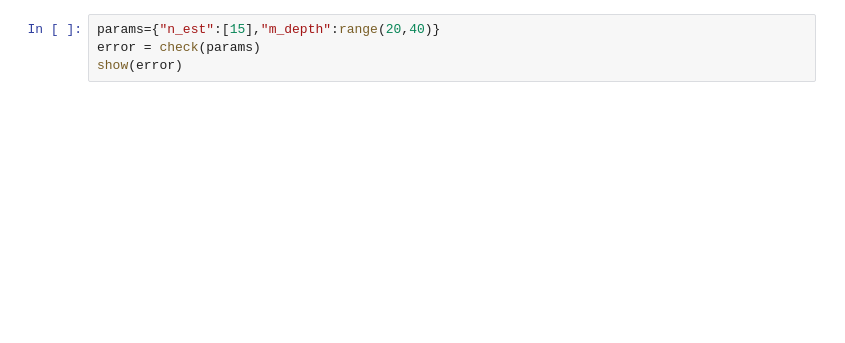
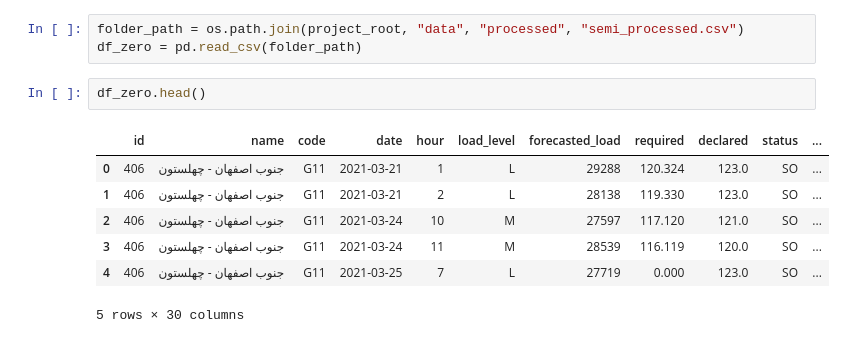
Before and after one commit to SHSMJ200/Bargh_ML, a Jupyter notebook: src/models/jupyter_files/souri_az/souri_test copy 2.ipynb, the cells around one changed output. Saved outputs shown, nothing was run; the diff lists cells and outputs as text; blank space fills up the shorter version.

Commit message:
change filter data

```diff
--- a/src/models/jupyter_files/souri_az/souri_test copy 2.ipynb
+++ b/src/models/jupyter_files/souri_az/souri_test copy 2.ipynb
@@ -130,4 +8,13 @@ n_est 15 m_depth 20 => 1.239 - 20.090 - 0.715 - 0.998
-# %%
-params={"n_est":[15],"m_depth":range(20,40)}
-error = check(params)
-show(error)
+# %%
+folder_path = os.path.join(project_root, "data", "processed", "semi_processed.csv")
+df_zero = pd.read_csv(folder_path)
+# %%
+df_zero.head()
+# %% [output]
+|  | id | name | code | date | hour | load_level | forecasted_load | required | declared | status | ... |
+| 0 | 406 | جنوب اصفهان - چهلستون | G11 | 2021-03-21 | 1 | L | 29288 | 120.324 | 123.0 | SO | ... |
+| 1 | 406 | جنوب اصفهان - چهلستون | G11 | 2021-03-21 | 2 | L | 28138 | 119.330 | 123.0 | SO | ... |
+| 2 | 406 | جنوب اصفهان - چهلستون | G11 | 2021-03-24 | 10 | M | 27597 | 117.120 | 121.0 | SO | ... |
+| 3 | 406 | جنوب اصفهان - چهلستون | G11 | 2021-03-24 | 11 | M | 28539 | 116.119 | 120.0 | SO | ... |
+| 4 | 406 | جنوب اصفهان - چهلستون | G11 | 2021-03-25 | 7 | L | 27719 | 0.000 | 123.0 | SO | ... |
+5 rows × 30 columns
```
Also changed, not shown: parts of 8 cells of this notebook, 5 other files.
